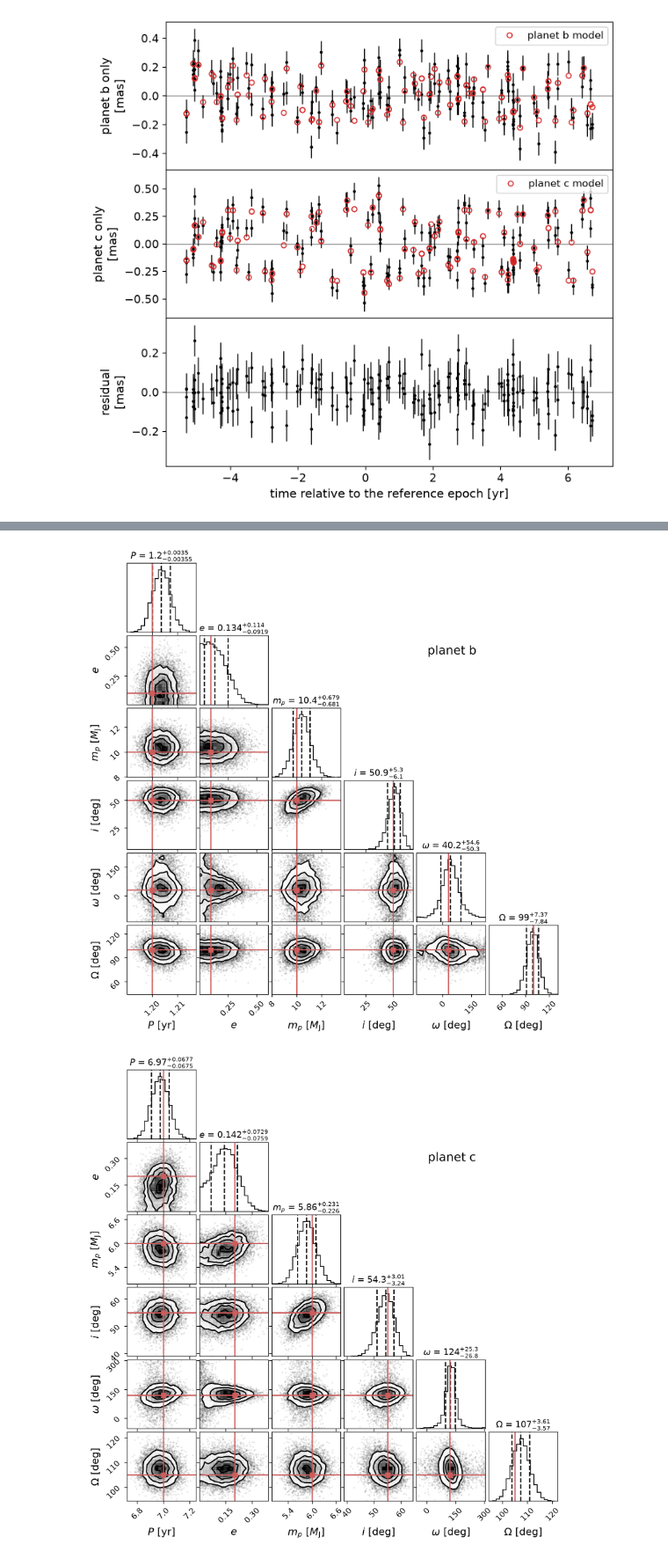
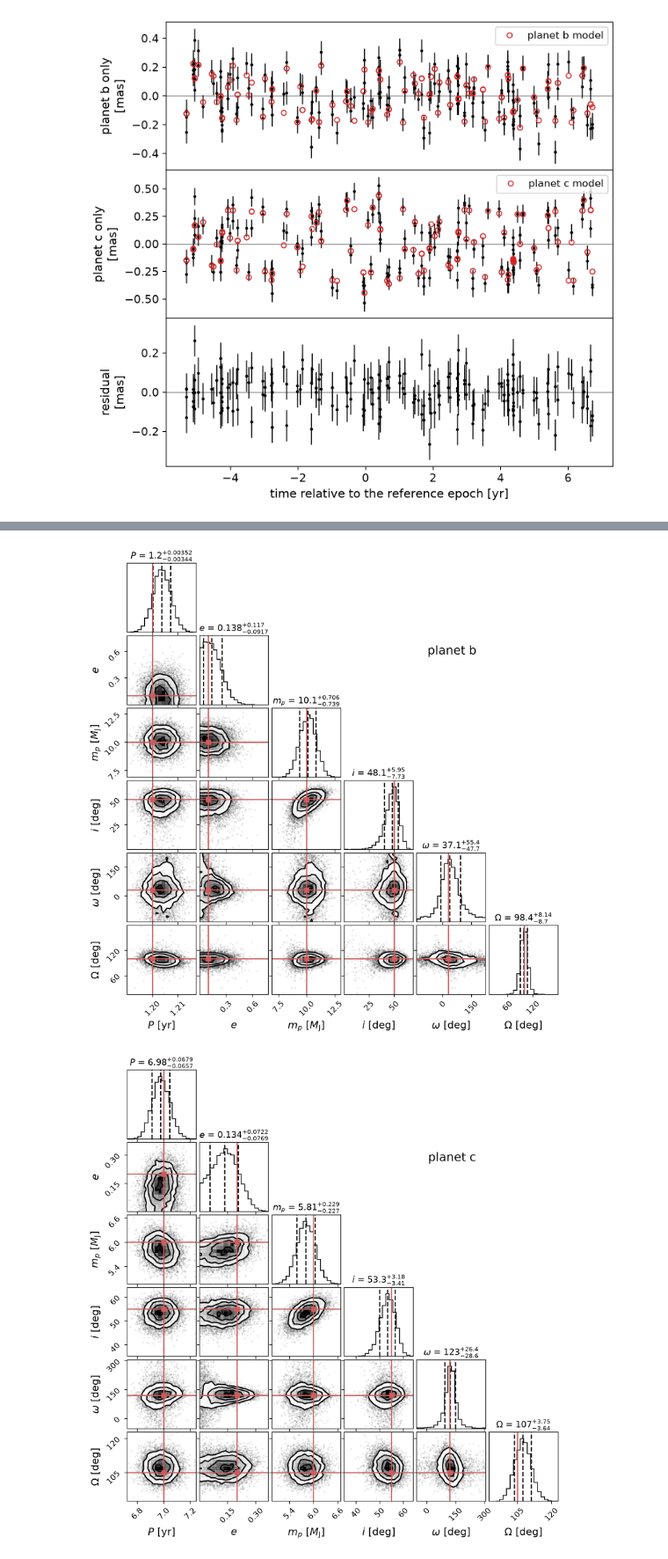
Before and after one commit to CalebLammers/gaiamockplus, a Jupyter notebook: notebooks/02_two_planet_astrometry.ipynb, the cells around one changed output, grey strips where cells are left out. Shown at 88% size. Drawn from its saved outputs; the diff is of its cells as text; code cells hidden in the pictures.

Commit message:
Astrometry-only MCMC in the joint fits' physical parameters: RVs optional in the joint functions; notebooks 01 and 02 use the priors of 03-06
Co-Authored-By: Claude Opus 5.5 <noreply@anthropic.com>

```diff
--- a/notebooks/02_two_planet_astrometry.ipynb
+++ b/notebooks/02_two_planet_astrometry.ipynb
@@ -158,13 +158,17 @@ As in notebook 01, the linear parameters (here 5 + 4 per planet) are integrated
 # %%
-print(gmp.sampled_names(res) + ['ast_jitter'])
+# the best fit in the physical parameters of the joint fits (the planets found above)
+res_phys = gmp.fit_astrometry_and_rv_planets(*data, n_planets=2, m_star=m_star, initial_planets=res['planets'])
+print(gmp.sampled_names(res_phys) + ['ast_jitter'])
 
-best = dict(zip(res['theta_names'], res['theta']))  # best-fit values by name
-phi0 = np.array([best['phi_p_0'], best['phi_p_1']])
+best = dict(zip(res_phys['theta_names'], res_phys['theta']))  # best-fit values by name
+angles0 = np.array([best[f'{name}_{i}'] for i in range(2) for name in ('phi_p', 'Omega', 'w')])
+windows = np.array([np.pi, np.pi/2, np.pi]*2)  # phi_p and w within pi of the best fit, Omega within pi/2 (as in notebook 01)
 
 def log_prior(theta):
-    periods, eccs, phis, s = theta[0:6:3], theta[1:6:3], theta[2:6:3], theta[-1]
-    if (np.all((10 < periods) & (periods < 1e4)) and np.all((0 <= eccs) & (eccs < 1)) and periods[0] < periods[1]
-            and np.all(np.abs(phis - phi0) < np.pi) and 0 <= s < 0.5):
+    P, e, inc, a0, s = theta[1:15:7], theta[2:15:7], theta[5:15:7], theta[7:15:7], theta[15]
+    angles = theta[[3, 4, 6, 10, 11, 13]]  # phi_p, Omega, w of each planet
+    if (0 < theta[0] and np.all((10 < P) & (P < 1e4)) and P[0] < P[1] and np.all((0 <= e) & (e < 1)) and np.all((0 <= inc) & (inc <= np.pi))
+            and np.all(a0 > 0) and np.all(np.abs(angles - angles0) < windows) and 0 <= s < 0.5):
         return 0.0
     return -np.inf
 
@@ -172,12 +176,12 @@ def log_prob(theta):
     lp = log_prior(theta)
     if not np.isfinite(lp):
         return -np.inf
-    return lp + gmp.log_likelihood_astrometry_planets(theta, t_ast_yr, psi, plx_factor, ast_obs, ast_err, fit_ast_jitter=True)
+    return lp + gmp.log_likelihood_astrometry_and_rv_planets(theta, *data, fit_ast_jitter=True)
 
-s0 = gmp.estimate_astrometric_jitter(res, ast_err)
+s0 = gmp.estimate_astrometric_jitter(res_phys, ast_err)
 print(f'starting astrometric jitter: {1e3*s0:.1f} microarcsec')
-nwalkers, nsteps = 48, 15000
-p0 = gmp.initial_walkers(res, nwalkers, log_prob=log_prior, ast_jitter=s0, rng=rng)
+nwalkers, nsteps = 48, 50000
+p0 = gmp.initial_walkers(res_phys, nwalkers, log_prob=log_prior, ast_jitter=s0, rng=rng)
 np.random.seed(29)  # emcee draws its moves from numpy's global random state
 sampler = emcee.EnsembleSampler(nwalkers, p0.shape[1], log_prob)
 sampler.run_mcmc(p0, nsteps, progress=True);
@@ -187,12 +191,12 @@ starting astrometric jitter: 48.3 microarcsec
 # %%
 # convergence: the chain should be much longer than the autocorrelation time (tol=0: estimate it whatever the chain length)
 tau = sampler.get_autocorr_time(tol=0)
-print('autocorrelation times [steps]:', ', '.join(f'{n} {t:.0f}' for n, t in zip(gmp.sampled_names(res) + ['ast_jitter'], tau)))
+print('autocorrelation times [steps]:', ', '.join(f'{n} {t:.0f}' for n, t in zip(gmp.sampled_names(res_phys) + ['ast_jitter'], tau)))
 print(f'chain length / longest autocorrelation time = {nsteps/tau.max():.0f}')
 
 # discard the burn-in (5 autocorrelation times) and thin the chain
 burn, thin = int(5*tau.max()), int(tau.max()/2)
 samples = sampler.get_chain(discard=burn, thin=thin, flat=True)
 print(f'{len(samples)} samples after discarding {burn} steps of burn-in and thinning by {thin}')
-samples = gmp.expand_marginal_samples(samples, res, ast_data=data, fit_ast_jitter=True, rng=rng)  # all parameters, as in notebook 01
+samples = gmp.expand_marginal_samples(samples, res_phys, ast_data=data, fit_ast_jitter=True, rng=rng)  # all parameters, as in notebook 01
 # %% [output]
@@ -206,26 +210,24 @@ For each planet, the physical parameters are computed for each sample, as in not
 # %%
 plx_s = samples[:, 2]
 derived = []
-for i, (planet, fit) in enumerate(zip(planets, res['planets'])):
-    k = 5 + 7*i  # this planet's parameters: P, e, phi_p, A, B, F, G
-    P_s, e_s = samples[:, k], samples[:, k + 1]
-    a0_s, Omega_s, w_s, inc_s = gaiamock.get_Campbell_elements(*samples[:, k + 3:k + 7].T)
+for i, planet in enumerate(planets):
+    k = 5 + 7*i  # this planet's parameters: P, e, phi_p, Omega, inc, w, a0
+    P_s, e_s, Omega_s, inc_s, w_s, a0_s = (samples[:, k + j] for j in (0, 1, 3, 4, 5, 6))
     m_s = gmp.get_dark_companion_mass(a0_mas=a0_s, period=P_s, parallax=plx_s, m1=m_star)
-    w_s = fit['w'] + np.angle(np.exp(1j*(w_s - fit['w'])))  # w is an angle: keep it continuous around the best fit
     derived.append(np.column_stack([P_s/365.25, e_s, m_s/M_JUP, np.degrees(inc_s), np.degrees(w_s), np.degrees(Omega_s)]))
 
     labels = [r'$P$ [yr]', r'$e$', r'$m_p$ [$M_\mathrm{J}$]', r'$i$ [deg]', r'$\omega$ [deg]', r'$\Omega$ [deg]']
     titles = [r'$P$', r'$e$', r'$m_p$', r'$i$', r'$\omega$', r'$\Omega$']
     truths = [planet['period']/365.25, planet['ecc'], planet['m_planet']/M_JUP, np.degrees(planet['inc']), np.degrees(planet['w']), np.degrees(planet['Omega'])]
     fig = corner.corner(derived[i], labels=labels, titles=titles, truths=truths, truth_color='indianred',
                         quantiles=[0.16, 0.5, 0.84], show_titles=True, title_fmt='.3g', max_n_ticks=3, labelpad=0.08,
                         label_kwargs=dict(fontsize=13), title_kwargs=dict(fontsize=11))
     fig.set_size_inches(8.5, 8.5)
     fig.suptitle(f'planet {names[i]}', fontsize=15, x=0.75, y=0.8)
     plt.show()
 # %% [output]
-[figure, old version]
+[figure, new version]
-[figure, old version]
+[figure, new version]
 # %%
 # the posterior widths agree with the fit's uncertainties
 for i, fit in enumerate(res['planets']):
```
Also changed, not shown: parts of 6 cells of this notebook, 3 other files.
